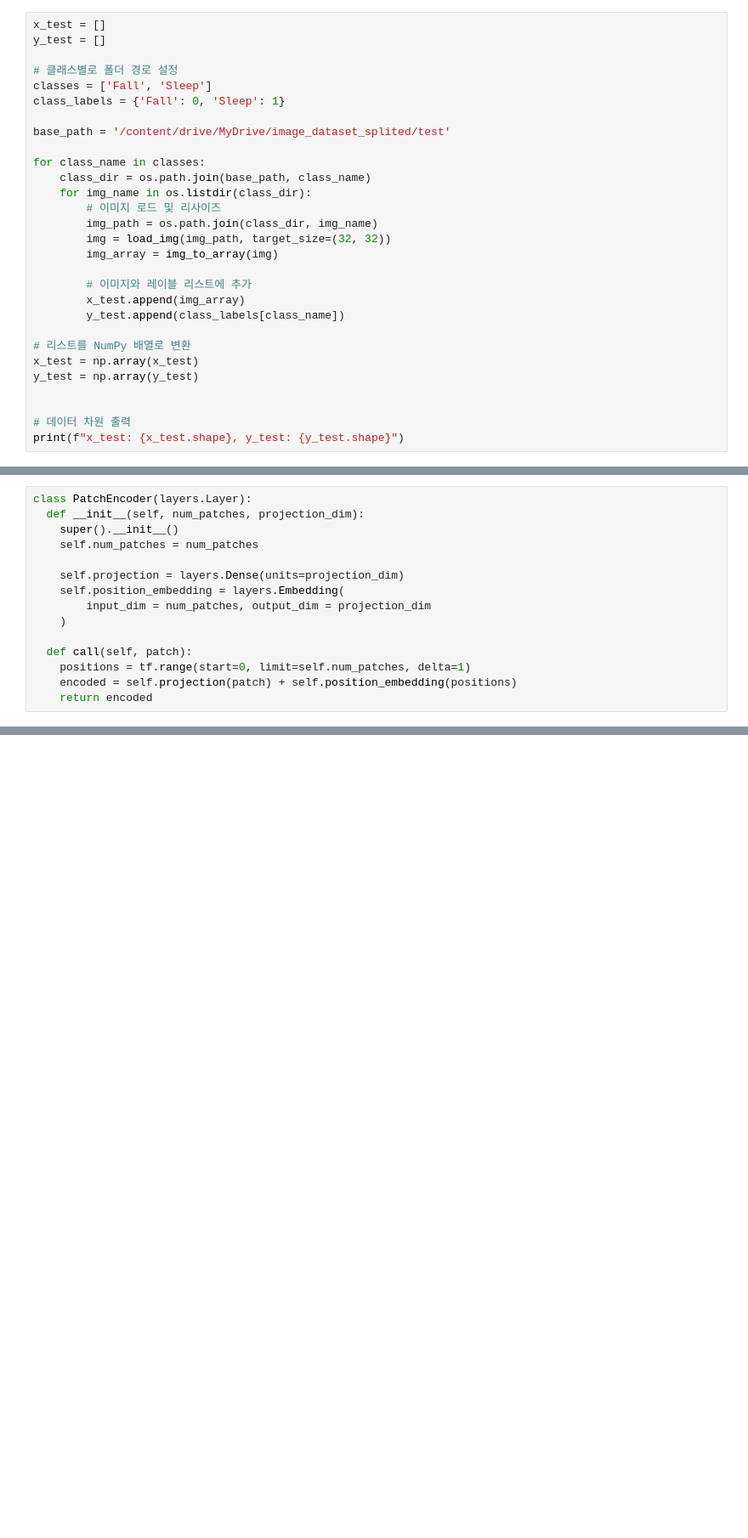
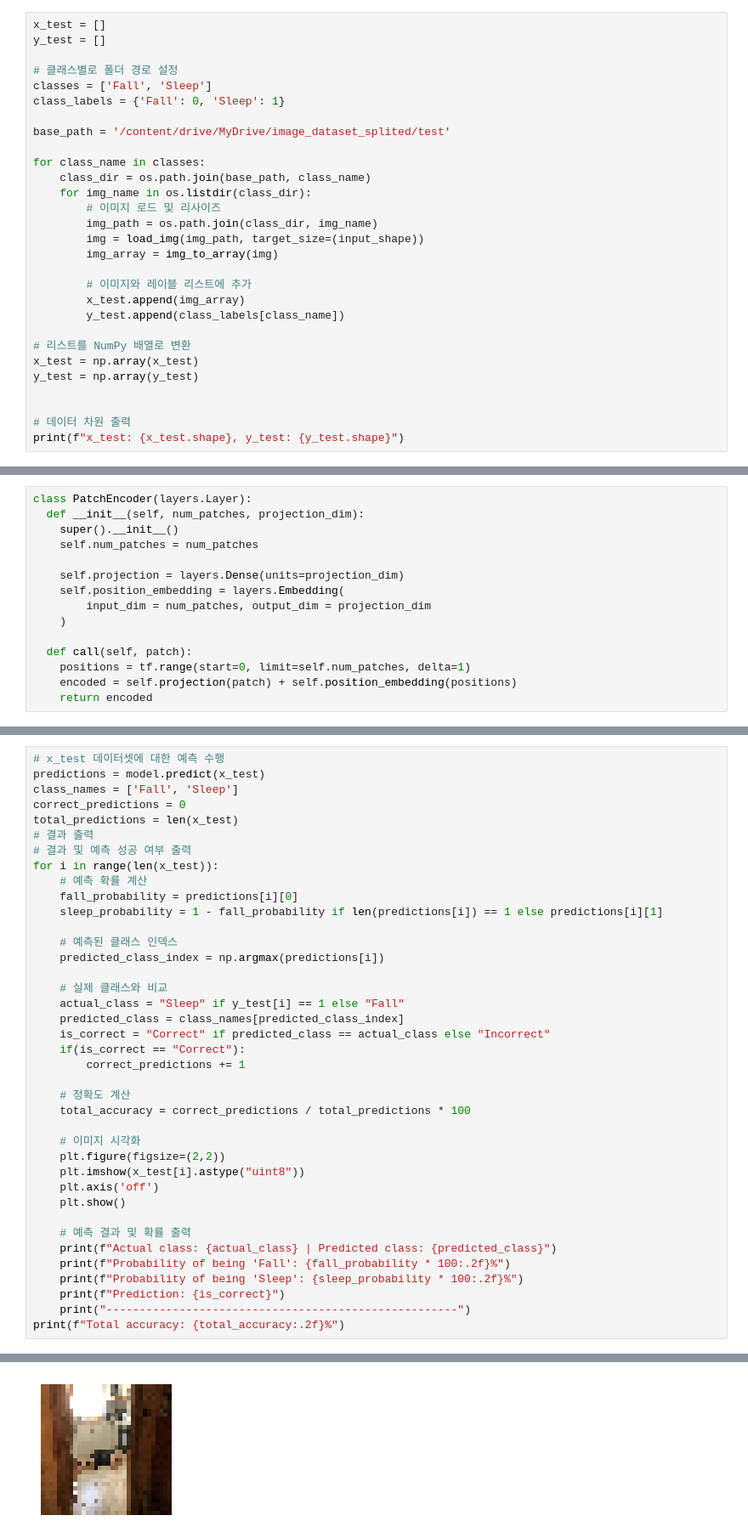
Before and after one commit to qkrwoghd04/binary_classification_using_BERT-ViT, a Jupyter notebook: practice/Vision_Transformer_Architecture_Practice.ipynb, the cells around one changed output, grey strips where cells are left out. Shown at 85% size. Drawn from its saved outputs; the diff is of its cells as text; blank space fills up the shorter version.

```diff
--- a/practice/Vision_Transformer_Architecture_Practice.ipynb
+++ b/practice/Vision_Transformer_Architecture_Practice.ipynb
@@ -97,7 +118,7 @@ for class_name in classes:
     for img_name in os.listdir(class_dir):
         # 이미지 로드 및 리사이즈
         img_path = os.path.join(class_dir, img_name)
-        img = load_img(img_path, target_size=(32, 32))
+        img = load_img(img_path, target_size=(input_shape))
         img_array = img_to_array(img)
 
         # 이미지와 레이블 리스트에 추가
@@ -359,0 +374,40 @@ Test accuracy: 0.25
+# %%
+# x_test 데이터셋에 대한 예측 수행
+predictions = model.predict(x_test)
+class_names = ['Fall', 'Sleep']
+correct_predictions = 0
+total_predictions = len(x_test)
+# 결과 출력
+# 결과 및 예측 성공 여부 출력
+for i in range(len(x_test)):
+    # 예측 확률 계산
+    fall_probability = predictions[i][0]
+    sleep_probability = 1 - fall_probability if len(predictions[i]) == 1 else predictions[i][1]
+
+    # 예측된 클래스 인덱스
+    predicted_class_index = np.argmax(predictions[i])
+
+    # 실제 클래스와 비교
+    actual_class = "Sleep" if y_test[i] == 1 else "Fall"
+    predicted_class = class_names[predicted_class_index]
+    is_correct = "Correct" if predicted_class == actual_class else "Incorrect"
+    if(is_correct == "Correct"):
+        correct_predictions += 1
+
+    # 정확도 계산
+    total_accuracy = correct_predictions / total_predictions * 100
+
+    # 이미지 시각화
+    plt.figure(figsize=(2,2))
+    plt.imshow(x_test[i].astype("uint8"))
+    plt.axis('off')
+    plt.show()
+
+    # 예측 결과 및 확률 출력
+    print(f"Actual class: {actual_class} | Predicted class: {predicted_class}")
+    print(f"Probability of being 'Fall': {fall_probability * 100:.2f}%")
+    print(f"Probability of being 'Sleep': {sleep_probability * 100:.2f}%")
+    print(f"Prediction: {is_correct}")
+    print("-----------------------------------------------------")
+print(f"Total accuracy: {total_accuracy:.2f}%")
+# %% [output]
@@ -359,0 +415 @@ Test accuracy: 0.25
+[figure, added]
```
Also changed, not shown: parts of 14 cells of this notebook.
